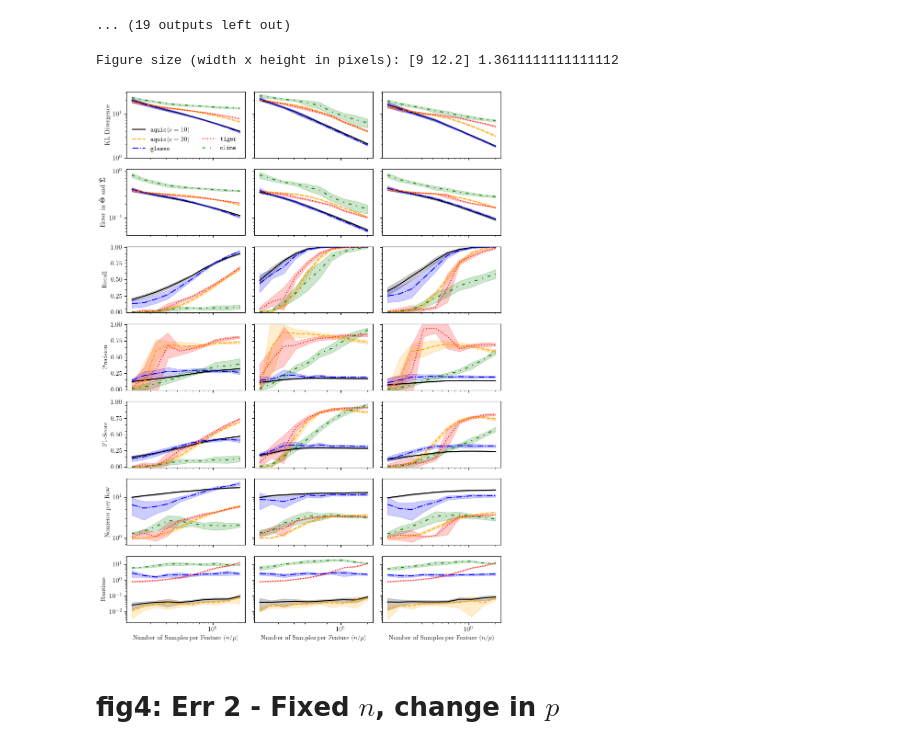
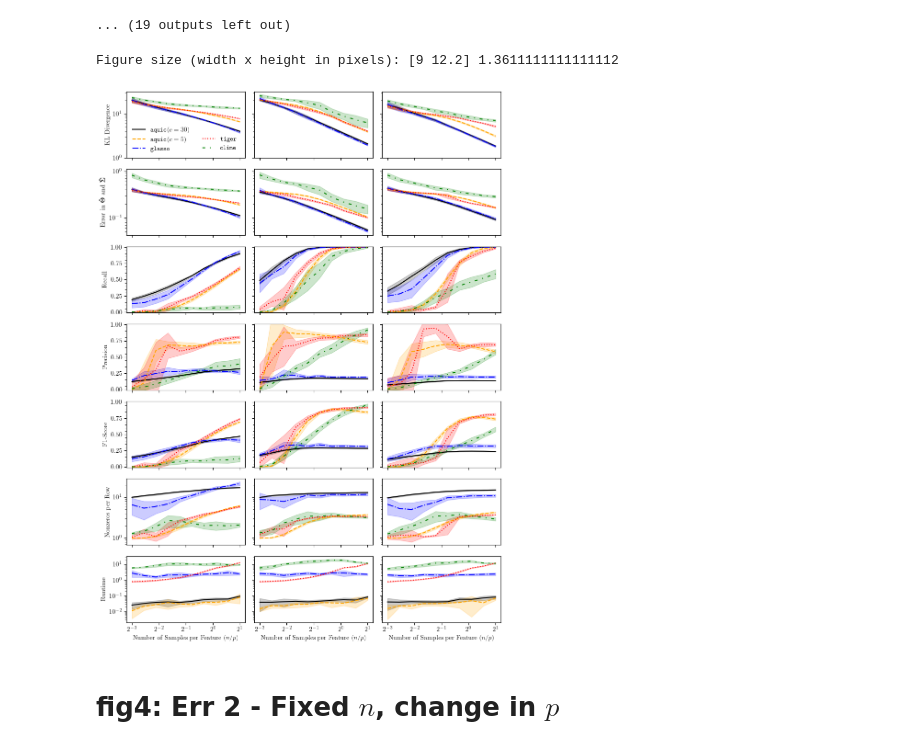
Before and after one commit to aefty/aquic, a Jupyter notebook: tests.ipynb, the cells around one changed output. Cells and saved outputs as stored; diff of their text form; code cells hidden in the pictures.

```diff
--- a/tests.ipynb
+++ b/tests.ipynb
@@ -890,13 +693,13 @@ for inx, data_type in enumerate(["cluster", "band", "hub"]):
     # aquic1
     m = dataframe[data_type]['aquic1'].kl.mean(0)
     v = dataframe[data_type]['aquic1'].kl.std(0) * std_band
-    axs[i, inx].loglog(x_line, m, color="black", linestyle=line_style[0], label=r"$\texttt{aquic}(c=10)$")
+    axs[i, inx].loglog(x_line, m, color="black", linestyle=line_style[0], label=r"$\texttt{aquic}(c=30)$")
     axs[i, inx].fill_between(x_line, m + v, m - v, alpha=.2, color="black")
 
     #aquic2
     m = dataframe[data_type]['aquic2'].kl.mean(0)
     v = dataframe[data_type]['aquic2'].kl.std(0) * std_band
-    axs[i, inx].loglog(x_line, m, color="orange", linestyle=line_style[1], label=r"$\texttt{aquic}(c=20)$")
+    axs[i, inx].loglog(x_line, m, color="orange", linestyle=line_style[1], label=r"$\texttt{aquic}(c=5)$")
     axs[i, inx].fill_between(x_line, m + v, m - v, alpha=.2, color="orange")
 
     # glasso
@@ -919,6 +722,7 @@ for inx, data_type in enumerate(["cluster", "band", "hub"]):
     axs[i, inx].loglog(x_line, m, color="green", linestyle=line_style[4], label=r"$\texttt{clime}$")
     axs[i, inx].fill_between(x_line, m + v, m - v, alpha=.2, color="green")
 
+axs[i, 0].legend(loc='lower left', frameon=False, fontsize=10, ncol=2)
 axs[i, 0].set_ylim([1, None])
 axs[i, 0].set_ylabel(r'KL Divergence')
 axs[i, 0].minorticks_on()
@@ -929,13 +733,13 @@ for inx, data_type in enumerate(["cluster", "band", "hub"]):
     # aquic1
     m = (dataframe[data_type]['aquic1'].err_iC.mean(0) + dataframe[data_type]['aquic1'].err_C.mean(0)) / 2
     v = ((dataframe[data_type]['aquic1'].err_iC.std(0) + dataframe[data_type]['aquic1'].err_C.std(0)) / 2) * std_band
-    axs[i, inx].loglog(x_line, m, color="black", linestyle=line_style[0], label=r"$\texttt{aquic}(c=10)$")
+    axs[i, inx].loglog(x_line, m, color="black", linestyle=line_style[0], label=r"$\texttt{aquic}(c=30)$")
     axs[i, inx].fill_between(x_line, m + v, m - v, alpha=.2, color="black")
 
     # aquic2
     m = (dataframe[data_type]['aquic2'].err_iC.mean(0) + dataframe[data_type]['aquic2'].err_C.mean(0)) / 2
     v = ((dataframe[data_type]['aquic2'].err_iC.std(0) + dataframe[data_type]['aquic2'].err_C.std(0)) / 2) * std_band
-    axs[i, inx].loglog(x_line, m, color="orange", linestyle=line_style[1], label=r"$\texttt{aquic}(c=20)$")
+    axs[i, inx].loglog(x_line, m, color="orange", linestyle=line_style[1], label=r"$\texttt{aquic}(c=5)$")
     axs[i, inx].fill_between(x_line, m + v, m - v, alpha=.2, color="orange")
 
     # glasso
@@ -965,13 +769,13 @@ for inx, data_type in enumerate(["cluster", "band", "hub"]):
     # aquic1
     m = dataframe[data_type]['aquic1'].recall.mean(0)
     v = dataframe[data_type]['aquic1'].recall.std(0) * std_band
-    axs[i, inx].semilogx(x_line, m, color="black", linestyle=line_style[0], label=r"$\texttt{aquic}(c=10)$")
+    axs[i, inx].semilogx(x_line, m, color="black", linestyle=line_style[0], label=r"$\texttt{aquic}(c=30)$")
     axs[i, inx].fill_between(x_line, m + v, m - v, alpha=.2, color="black")
 
     # aquic2
     m = dataframe[data_type]['aquic2'].recall.mean(0)
     v = dataframe[data_type]['aquic2'].recall.std(0) * std_band
-    axs[i, inx].semilogx(x_line, m, color="orange", linestyle=line_style[1], label=r"$\texttt{aquic}(c=20)$")
+    axs[i, inx].semilogx(x_line, m, color="orange", linestyle=line_style[1], label=r"$\texttt{aquic}(c=5)$")
     axs[i, inx].fill_between(x_line, m + v, m - v, alpha=.2, color="orange")
 
     # glasso
@@ -1002,13 +806,13 @@ for inx, data_type in enumerate(["cluster", "band", "hub"]):
     # aquic1
     m = dataframe[data_type]['aquic1'].precision.mean(0)
     v = dataframe[data_type]['aquic1'].precision.std(0) * std_band
-    axs[i, inx].semilogx(x_line, m, color="black", linestyle=line_style[0], label=r"$\texttt{aquic}(c=10)$")
+    axs[i, inx].semilogx(x_line, m, color="black", linestyle=line_style[0], label=r"$\texttt{aquic}(c=30)$")
     axs[i, inx].fill_between(x_line, m + v, m - v, alpha=.2, color="black")
 
     # aquic2
     m = dataframe[data_type]['aquic2'].precision.mean(0)
     v = dataframe[data_type]['aquic2'].precision.std(0) * std_band
-    axs[i, inx].semilogx(x_line, m, color="orange", linestyle=line_style[1], label=r"$\texttt{aquic}(c=20)$")
+    axs[i, inx].semilogx(x_line, m, color="orange", linestyle=line_style[1], label=r"$\texttt{aquic}(c=5)$")
     axs[i, inx].fill_between(x_line, m + v, m - v, alpha=.2, color="orange")
 
     # glasso
@@ -1039,13 +843,13 @@ for inx, data_type in enumerate(["cluster", "band", "hub"]):
     # aquic1
     m = dataframe[data_type]['aquic1'].f1.mean(0)
     v = dataframe[data_type]['aquic1'].f1.std(0) * std_band
-    axs[i, inx].semilogx(x_line, m, color="black", linestyle=line_style[0], label=r"$\texttt{aquic}(c=10)$")
+    axs[i, inx].semilogx(x_line, m, color="black", linestyle=line_style[0], label=r"$\texttt{aquic}(c=30)$")
     axs[i, inx].fill_between(x_line, m + v, m - v, alpha=.2, color="black")
 
     # aquic2
     m = dataframe[data_type]['aquic2'].f1.mean(0)
     v = dataframe[data_type]['aquic2'].f1.std(0) * std_band
-    axs[i, inx].semilogx(x_line, m, color="orange", linestyle=line_style[1], label=r"$\texttt{aquic}(c=20)$")
+    axs[i, inx].semilogx(x_line, m, color="orange", linestyle=line_style[1], label=r"$\texttt{aquic}(c=5)$")
     axs[i, inx].fill_between(x_line, m + v, m - v, alpha=.2, color="orange")
 
     # glasso
@@ -1076,13 +880,13 @@ for inx, data_type in enumerate(["cluster", "band", "hub"]):
     # aquic1
     m = dataframe[data_type]['aquic1'].nnz.mean(0)
     v = dataframe[data_type]['aquic1'].nnz.std(0) * std_band
-    axs[i, inx].loglog(x_line, m, color="black", linestyle=line_style[0], label=r"$\texttt{aquic}(c=10)$")
+    axs[i, inx].loglog(x_line, m, color="black", linestyle=line_style[0], label=r"$\texttt{aquic}(c=30)$")
     axs[i, inx].fill_between(x_line, m + v, m - v, alpha=.2, color="black")
 
     # aquic2
     m = dataframe[data_type]['aquic2'].nnz.mean(0)
     v = dataframe[data_type]['aquic2'].nnz.std(0) * std_band
-    axs[i, inx].loglog(x_line, m, color="orange", linestyle=line_style[1], label=r"$\texttt{aquic}(c=20)$")
+    axs[i, inx].loglog(x_line, m, color="orange", linestyle=line_style[1], label=r"$\texttt{aquic}(c=5)$")
     axs[i, inx].fill_between(x_line, m + v, m - v, alpha=.2, color="orange")
 
     # glasso
@@ -1112,48 +916,49 @@ for inx, data_type in enumerate(["cluster", "band", "hub"]):
     # aquic1
     m = dataframe[data_type]['aquic1'].runtime.mean(0)
     v = dataframe[data_type]['aquic1'].runtime.std(0) * std_band
-    axs[i, inx].loglog(x_line, m, color="black", linestyle=line_style[0], label=r"$\texttt{aquic}(c=10)$")
+    axs[i, inx].loglog(x_line, m, color="black", linestyle=line_style[0], label=r"$\texttt{aquic}(c=30)$")
     axs[i, inx].fill_between(x_line, m + v, m - v, alpha=.2, color="black")
 
     # aquic2
     m = dataframe[data_type]['aquic2'].runtime.mean(0)
     v = dataframe[data_type]['aquic2'].runtime.std(0) * std_band
-    axs[i, inx].loglog(x_line, m, color="orange", linestyle=line_style[1], label=r"$\texttt{aquic}(c=20)$")
+    axs[i, inx].loglog(x_line, m, color="orange", linestyle=line_style[1], label=r"$\texttt{aquic}(c=5)$")
     axs[i, inx].fill_between(x_line, m + v, m - v, alpha=.2, color="orange")
 
     # glasso
     m = dataframe[data_type]['glasso'].runtime.mean(0)
     v = dataframe[data_type]['glasso'].runtime.std(0) * std_band
     axs[i, inx].loglog(x_line, m, color="blue", linestyle=line_style[2], label=r"$\texttt{glasso}$")
     axs[i, inx].fill_between(x_line, m + v, m - v, alpha=.2, color="blue")
 
     # tiger
     m = dataframe[data_type]['tiger'].runtime.mean(0)
     v = dataframe[data_type]['tiger'].runtime.std(0) * std_band
     axs[i, inx].loglog(x_line, m, color="red", linestyle=line_style[3], label=r"$\texttt{tiger}$")
     axs[i, inx].fill_between(x_line, m + v, m - v, alpha=.2, color="red")
 
     # clime
     m = dataframe[data_type]['clime'].runtime.mean(0)
     v = dataframe[data_type]['clime'].runtime.std(0) * std_band
     axs[i, inx].loglog(x_line, m, color="green", linestyle=line_style[4], label=r"$\texttt{clime}$")
     axs[i, inx].fill_between(x_line, m + v, m - v, alpha=.2, color="green")
 
     #axs[i, inx].set_xticks([.1,.5,1,1.5, 2])
     axs[i, inx].set_xlabel(r'Number of Samples per Feature ($n/p$)')
 
 axs[i, 0].set_ylabel(r'Runtime')
 axs[i, 0].minorticks_on()
+axs[i, 0].set_xscale('log', base=2)
 
-axs[0, 0].legend(loc='lower left', frameon=False, fontsize=10, ncol=2)
+# axs[i, 0].set_xticks(x_line)
+# axs[i, 0].set_xticklabels([str(int(val)) for val in x_line])
 
-fig.savefig("fig_3.png", dpi=300, bbox_inches='tight')
-
+fig.savefig("fig_3.png", dpi=300)
 fig_size_pixels = fig.get_size_inches()
 print("Figure size (width x height in pixels):", fig_size_pixels, fig_size_pixels[1] / fig_size_pixels[0])
 # %% [output]
 Figure size (width x height in pixels): [9 12.2] 1.3611111111111112
-[figure, old version]
+[figure, new version]
 # %% [markdown]
 # fig4: Err 2 - Fixed $n$, change in $p$
 # %%
```
Also changed, not shown: parts of 5 cells of this notebook, 7 other files.
